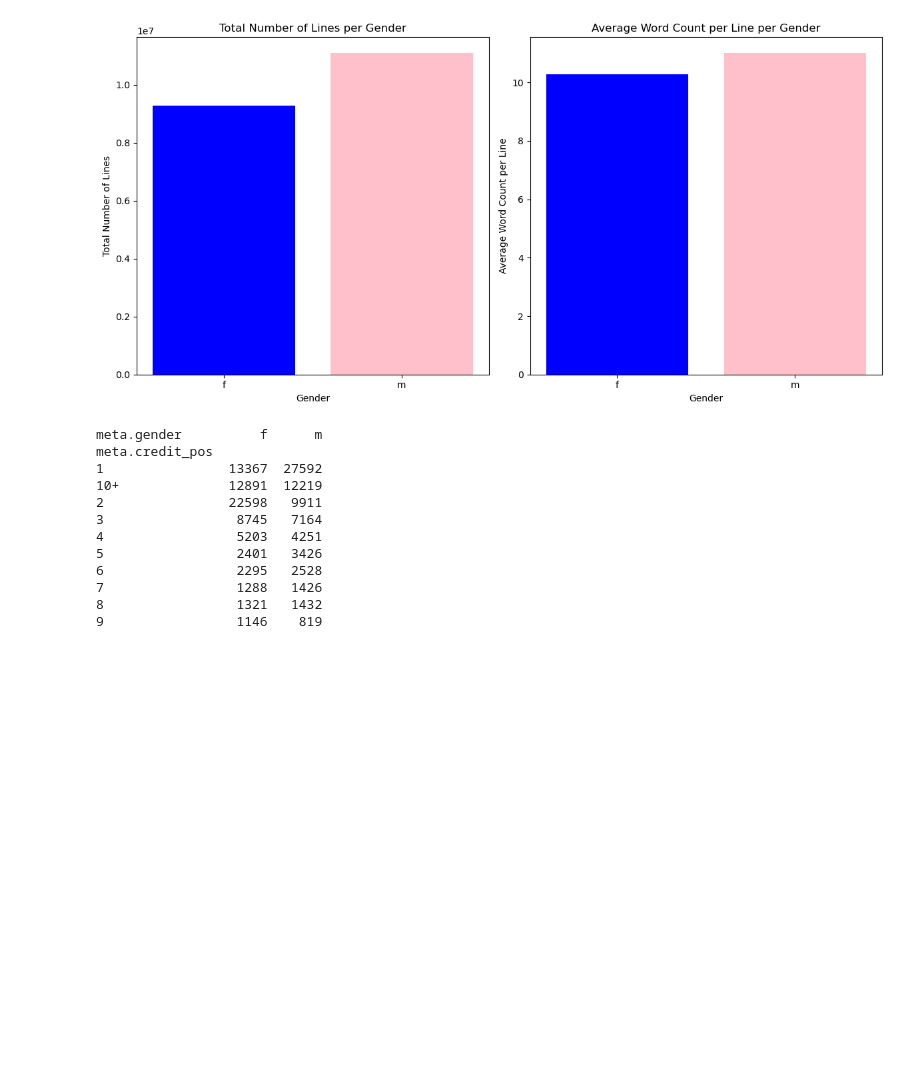
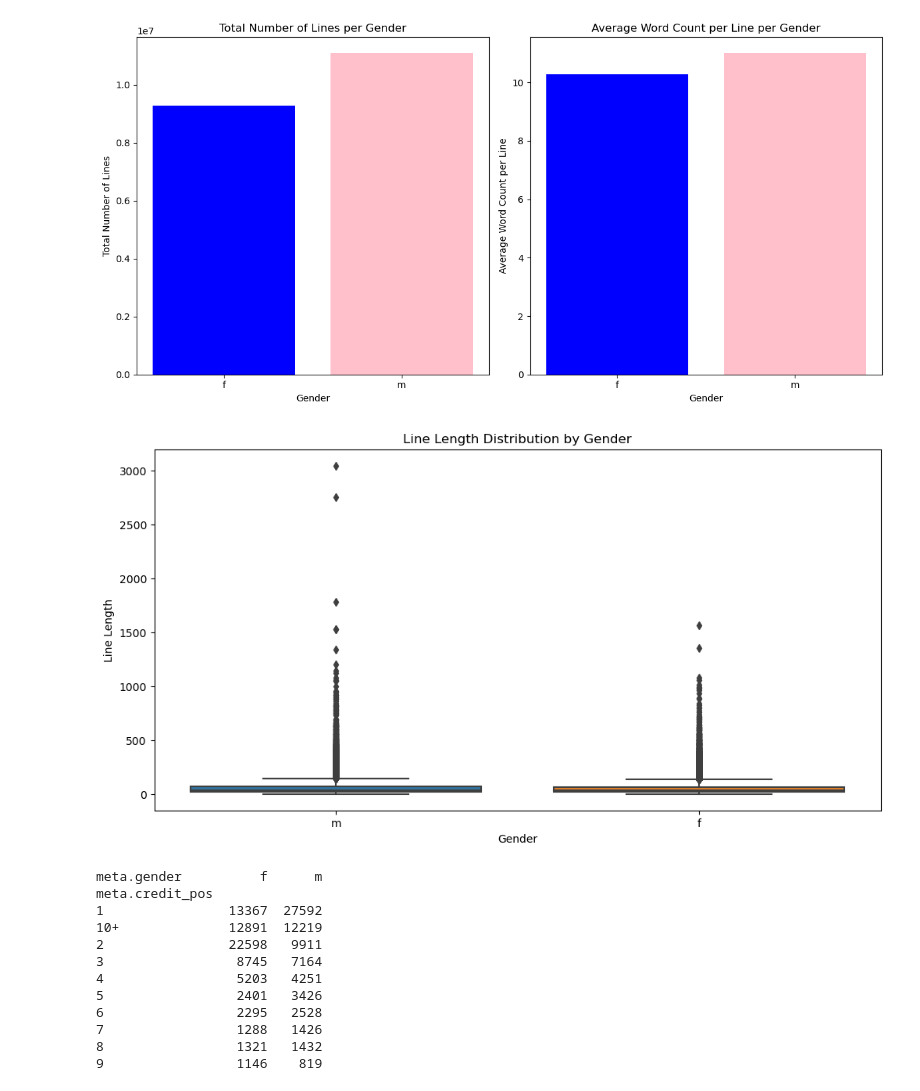
Before and after one commit to joda-cbs/NLP-Project, a Jupyter notebook: Movie Corpus_gender_analysis.ipynb, the cells around one changed output. Cells and saved outputs as stored; diff of their text form; code cells hidden in the pictures; blank space fills up the shorter version.

Commit message:
cleaning data

```diff
--- a/Movie Corpus_gender_analysis.ipynb
+++ b/Movie Corpus_gender_analysis.ipynb
@@ -377,6 +447,15 @@ plt.show()
 0           f      9276513       10.269581
 1           m     11086171       10.995591
 [figure]
+# %%
+plt.figure(figsize=(12, 6))
+sns.boxplot(x='meta.gender', y='lineLength', data=final_df)
+plt.title('Line Length Distribution by Gender')
+plt.xlabel('Gender')
+plt.ylabel('Line Length')
+plt.show()
+# %% [output]
+[figure, added]
 # %%
 # Calculate the number of characters per posCredit and gender
 posCredit_gender_counts = final_df.groupby(['meta.credit_pos', 'meta.gender']).size().unstack(fill_value=0)
```
Also changed, not shown: parts of 26 cells of this notebook.
